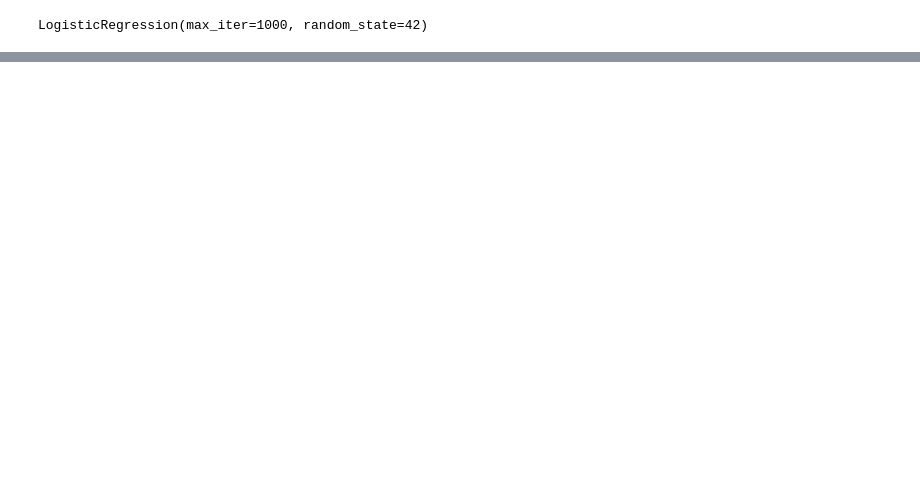
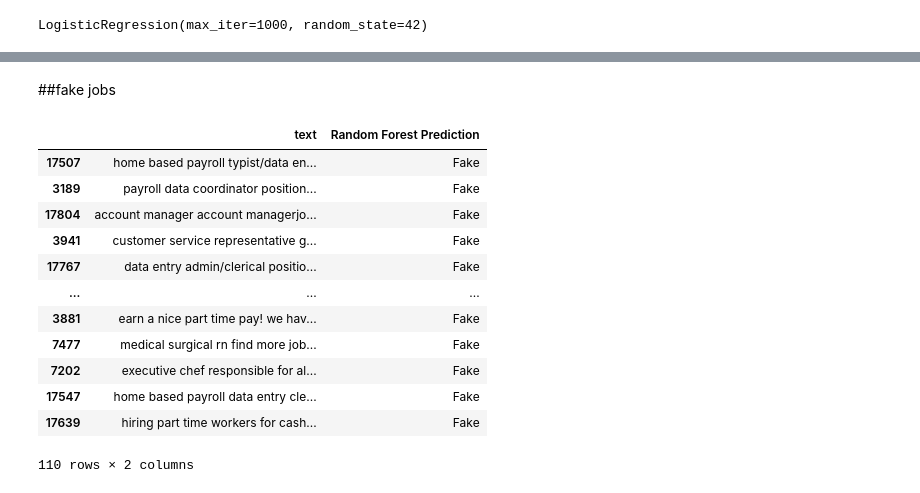
Before and after one commit to Simar-123/Fake-Job-Detection, a Jupyter notebook: Fake Job Detection.ipynb, the cells around one changed output, grey strips where cells are left out. Saved outputs shown, nothing was run; the diff lists cells and outputs as text; code cells hidden in the pictures; blank space fills up the shorter version.

```diff
--- a/Fake Job Detection.ipynb
+++ b/Fake Job Detection.ipynb
@@ -522,0 +541,25 @@ plt.show()
+# %% [markdown]
+##fake jobs
+# %%
+fake_jobs = test_df[
+    test_df["Random Forest Prediction"] == "Fake"
+]
+
+fake_jobs[[
+    "text",
+    "Random Forest Prediction"
+]]
+# %% [output]
+|  | text | Random Forest Prediction |
+| 17507 | home based payroll typist/data en... | Fake |
+| 3189 | payroll data coordinator position... | Fake |
+| 17804 | account manager account managerjo... | Fake |
+| 3941 | customer service representative g... | Fake |
+| 17767 | data entry admin/clerical positio... | Fake |
+| ... | ... | ... |
+| 3881 | earn a nice part time pay! we hav... | Fake |
+| 7477 | medical surgical rn find more job... | Fake |
+| 7202 | executive chef responsible for al... | Fake |
+| 17547 | home based payroll data entry cle... | Fake |
+| 17639 | hiring part time workers for cash... | Fake |
+110 rows × 2 columns
```
Also changed, not shown: parts of 21 cells of this notebook.
